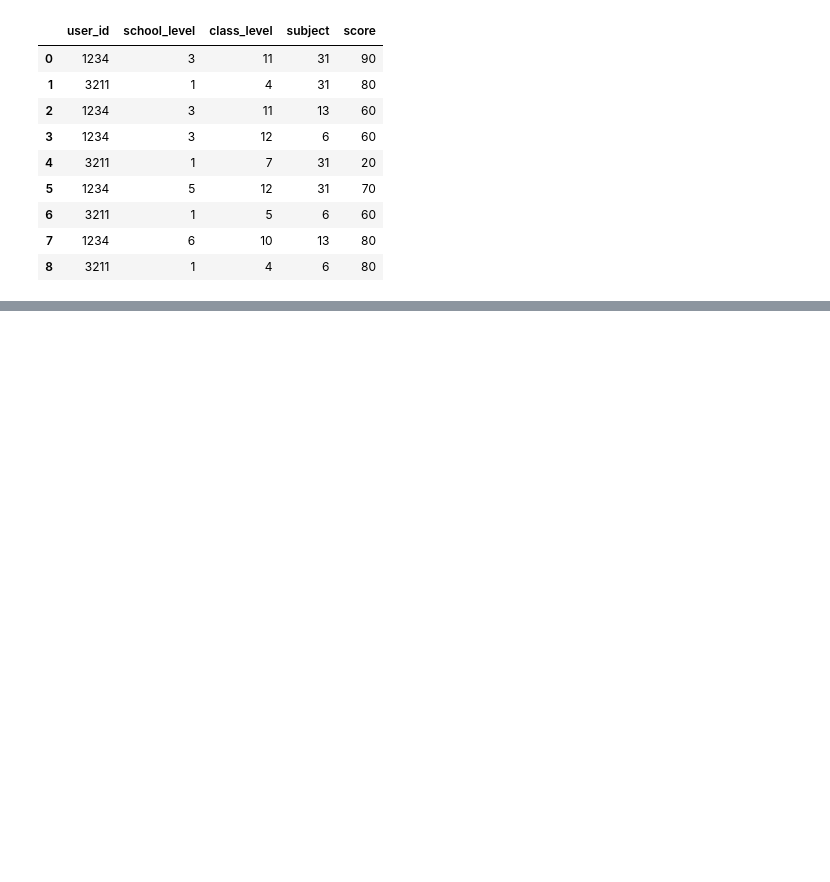
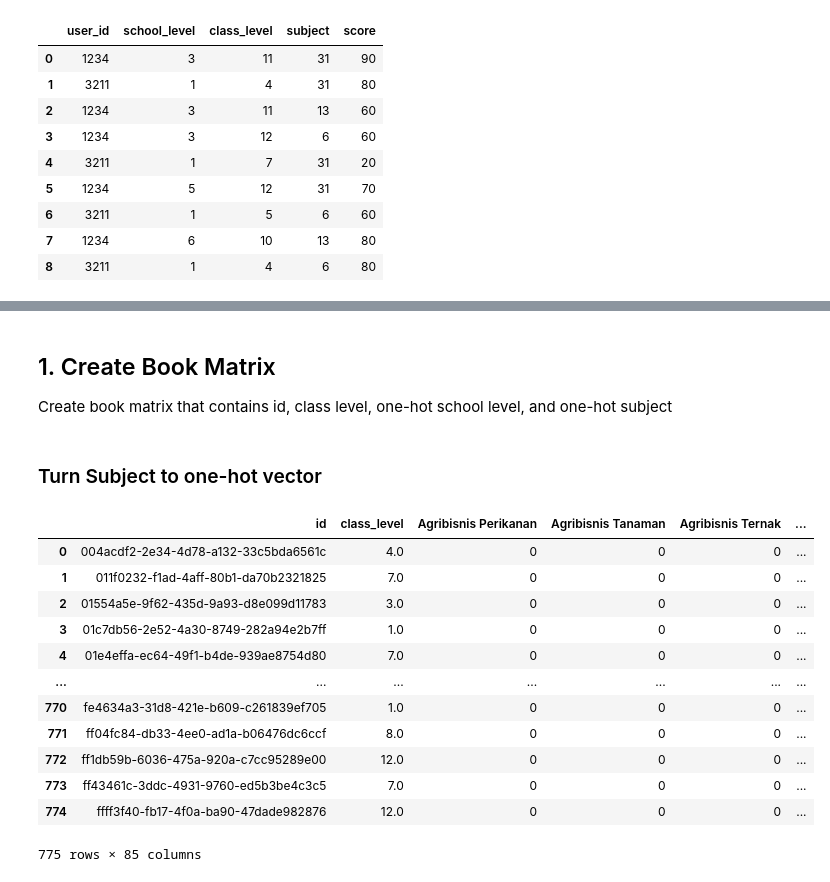
Before and after one commit to zachisoni/book-recommender, a Jupyter notebook: notebooks/book-recommender-for-quiz.ipynb, the cells around one changed output, grey strips where cells are left out. Saved outputs shown, nothing was run; the diff lists cells and outputs as text; code cells hidden in the pictures; blank space fills up the shorter version.

```diff
--- a/notebooks/book-recommender-for-quiz.ipynb
+++ b/notebooks/book-recommender-for-quiz.ipynb
@@ -141,15 +149,15 @@ subject_similar = {
 # %%
-train_df = book_df.loc[:, ['id', 'title']]
+book_df_clean = book_df.loc[:, ['id', 'title']]
 columns = ['usage', 'school_level', 'class_level', 'subject']
 
-train_df[columns] = book_df['category_path'].apply(
+book_df_clean[columns] = book_df['category_path'].apply(
     lambda x: pd.Series(preprocess_value(x)[2:])
 )
 school_level = list(school_list.keys())
-train_df['subject'] = train_df.subject.map(lambda x: remove_string_in_list(x, school_level))
-train_df = train_df[train_df['usage'] != 'Buku Guru']
-train_df = train_df[train_df['class_level'] != 'PAUD']
-train_df.reset_index(drop=True, inplace=True)
-train_df.subject = train_df.subject.apply(lambda x: subject_similar[x] if x in subject_similar.keys() else x)
+book_df_clean['subject'] = book_df_clean.subject.map(lambda x: remove_string_in_list(x, school_level))
+book_df_clean = book_df_clean[book_df_clean['usage'] != 'Buku Guru']
+book_df_clean = book_df_clean[book_df_clean['class_level'] != 'PAUD']
+book_df_clean.reset_index(drop=True, inplace=True)
+book_df_clean.subject = book_df_clean.subject.apply(lambda x: subject_similar[x] if x in subject_similar.keys() else x)
 # book_df_new = book_df_new.dropna()
 # book_df_new = book_df_new.reset_index().loc[:,'id':'subject']
@@ -233,0 +226,8 @@ user_data
+# %% [markdown]
+## 1. Create Book Matrix
+
+Create book matrix that contains id, class level, one-hot school level, and one-hot subject
+# %%
+book_matrix = book_df_clean.loc[:,['id', 'school_level', 'class_level']]
+# %% [markdown]
+### Turn Subject to one-hot vector
@@ -233,0 +249,16 @@ user_data
+# %%
+book_matrix
+# %% [output]
+|  | id | class_level | Agribisnis Perikanan | Agribisnis Tanaman | Agribisnis Ternak | ... |
+| 0 | 004acdf2-2e34-4d78-a132-33c5bda6561c | 4.0 | 0 | 0 | 0 | ... |
+| 1 | 011f0232-f1ad-4aff-80b1-da70b2321825 | 7.0 | 0 | 0 | 0 | ... |
+| 2 | 01554a5e-9f62-435d-9a93-d8e099d11783 | 3.0 | 0 | 0 | 0 | ... |
+| 3 | 01c7db56-2e52-4a30-8749-282a94e2b7ff | 1.0 | 0 | 0 | 0 | ... |
+| 4 | 01e4effa-ec64-49f1-b4de-939ae8754d80 | 7.0 | 0 | 0 | 0 | ... |
+| ... | ... | ... | ... | ... | ... | ... |
+| 770 | fe4634a3-31d8-421e-b609-c261839ef705 | 1.0 | 0 | 0 | 0 | ... |
+| 771 | ff04fc84-db33-4ee0-ad1a-b06476dc6ccf | 8.0 | 0 | 0 | 0 | ... |
+| 772 | ff1db59b-6036-475a-920a-c7cc95289e00 | 12.0 | 0 | 0 | 0 | ... |
+| 773 | ff43461c-3ddc-4931-9760-ed5b3be4c3c5 | 7.0 | 0 | 0 | 0 | ... |
+| 774 | ffff3f40-fb17-4f0a-ba90-47dade982876 | 12.0 | 0 | 0 | 0 | ... |
+775 rows × 85 columns
```
Also changed, not shown: parts of 27 cells of this notebook.
